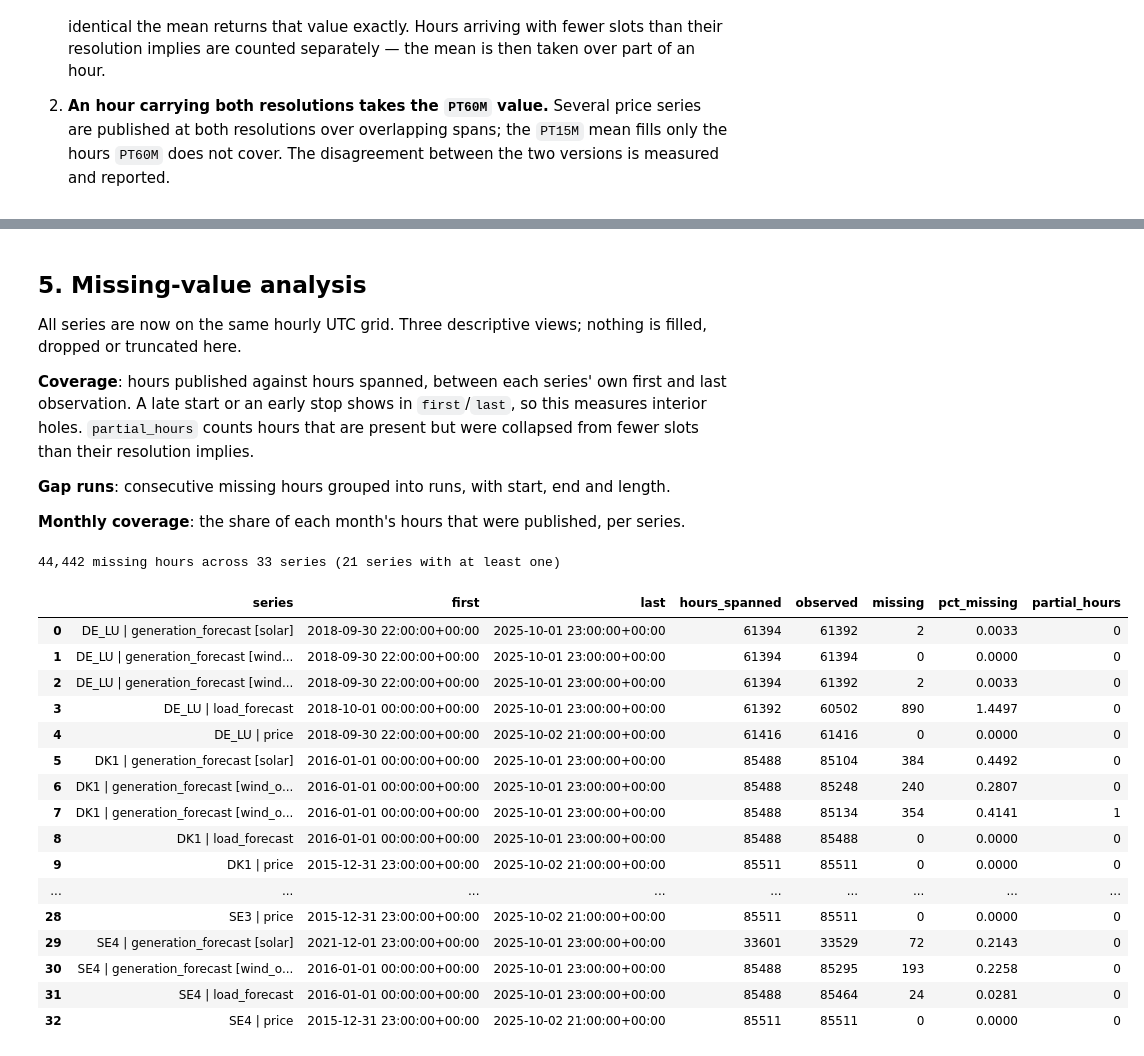
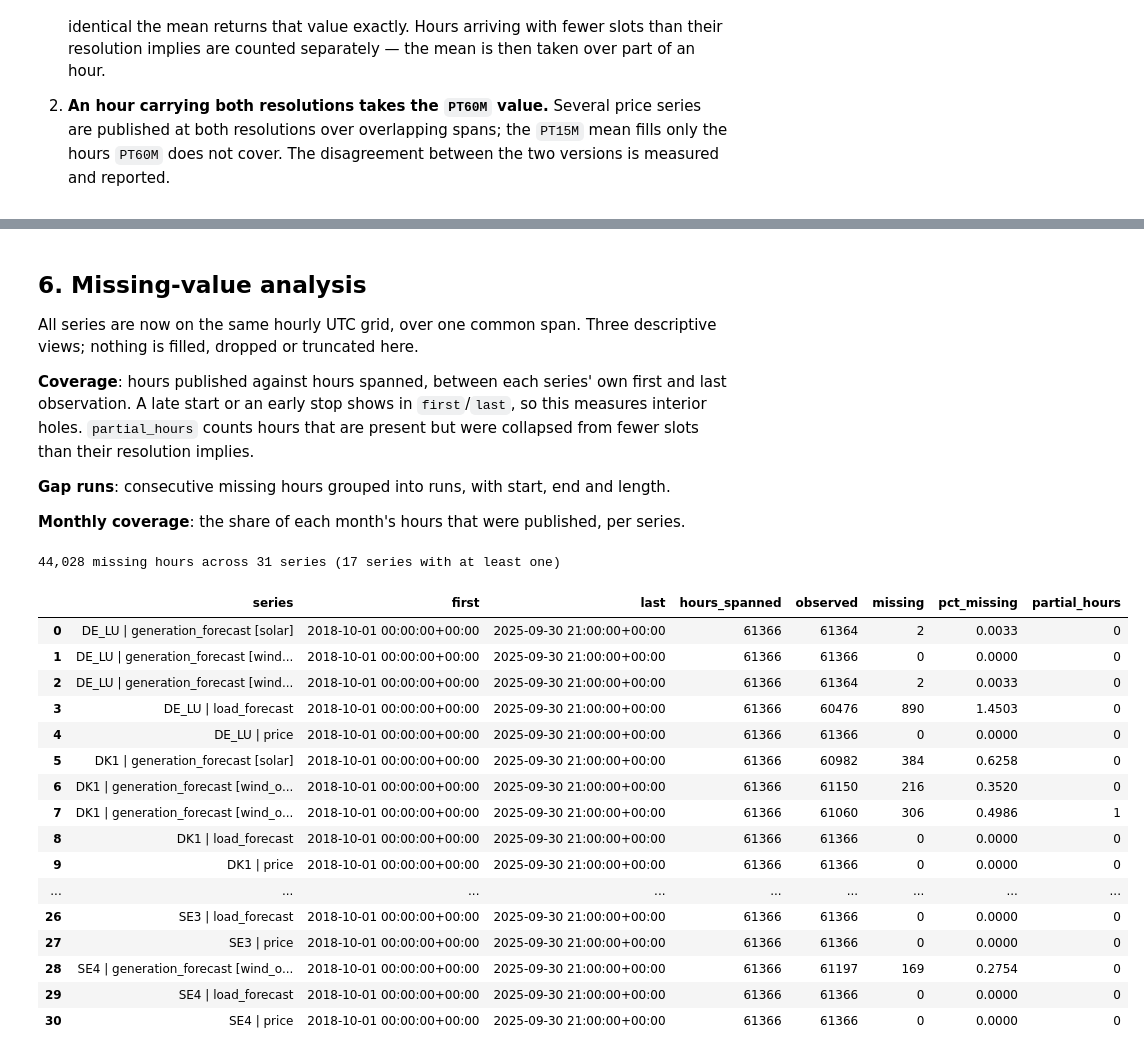
Before and after one commit to Freddy5445/EPF_Masters, a Jupyter notebook: data_cleaning_v2.ipynb, the cells around one changed output, grey strips where cells are left out. Cells and saved outputs as stored; diff of their text form; code cells hidden in the pictures.

```diff
--- a/data_cleaning_v2.ipynb
+++ b/data_cleaning_v2.ipynb
@@ -399,0 +508,30 @@ display(hourly.groupby(["zone", "variable", "psr_type"], observed=True)
+# %%
+# The hour from which the panel runs.
+START_UTC = pd.Timestamp("2018-10-01 00:00", tz="UTC")
+
+firsts = hourly.groupby("series", observed=True)["timestamp_utc"].min().sort_values()
+late = firsts[firsts > START_UTC]
+
+# Drop the series that begin after the cut, then drop the hours before it.
+panel = hourly[~hourly.series.isin(late.index)]
+panel = panel[panel.timestamp_utc >= START_UTC].copy()
+
+assert not late.index.isin(panel.series.unique()).any(), "a dropped series survived"
+assert panel.timestamp_utc.min() >= START_UTC, "an hour before the cut survived"
+
+if not len(late):
+    print("every series begins at or before the cut; none dropped")
+else:
+    print(f"drop {len(late)} series beginning after {START_UTC:%Y-%m-%d}:")
+    display(late.rename("first_hour").to_frame().assign(
+        days_after_start=lambda d: ((d.first_hour - START_UTC)
+                                    / pd.Timedelta(days=1)).round(1)))
+
+print(f"series: {hourly.series.nunique()} -> {panel.series.nunique()}")
+print(f"rows  : {len(hourly):,} -> {len(panel):,}  (-{len(hourly) - len(panel):,})")
+print(f"span  : {panel.timestamp_utc.min()} -> {panel.timestamp_utc.max()} (UTC)")
+
+display(panel.groupby(["zone", "variable", "psr_type"], observed=True)
+             .agg(hours=("value", "size"),
+                  first=("timestamp_utc", "min"),
+                  last=("timestamp_utc", "max")))
@@ -400,7 +565,7 @@ display(hourly.groupby(["zone", "variable", "psr_type"], observed=True)
 # %% [markdown]
-## 5. Missing-value analysis
+## 6. Missing-value analysis
 
-All series are now on the same hourly UTC grid. Three descriptive views; nothing
+All series are now on the same hourly UTC grid, over one common span. Three descriptive views; nothing
 is filled, dropped or truncated here.
 
 **Coverage**: hours published against hours spanned, between each series' own first
@@ -416,47 +581,47 @@ series.
 # %%
 def coverage(d: pd.DataFrame) -> pd.DataFrame:
     """Observed vs expected hours per series, between its own first and last stamp."""
     rows = []
     for s, g in d.groupby("series", observed=True):
         stamps = pd.DatetimeIndex(g.timestamp_utc.unique()).sort_values()
         grid = pd.date_range(stamps.min(), stamps.max(), freq="h")
         missing = len(grid) - len(stamps)
         rows.append({
             "series": s,
             "first": stamps.min(),
             "last": stamps.max(),
             "hours_spanned": len(grid),
             "observed": len(stamps),
             "missing": missing,
             "pct_missing": round(100 * missing / len(grid), 4),
             "partial_hours": int((g.slots < g.expected_slots).sum()),
         })
     return pd.DataFrame(rows).sort_values("series", ignore_index=True)
 
 
-cov = coverage(hourly)
+cov = coverage(panel)
 print(f"{int(cov.missing.sum()):,} missing hours across {len(cov)} series "
       f"({int((cov.missing > 0).sum())} series with at least one)")
 display(cov)
 # %% [output]
-44,442 missing hours across 33 series (21 series with at least one)
+44,028 missing hours across 31 series (17 series with at least one)
 |  | series | first | last | hours_spanned | observed | missing | pct_missing | partial_hours |
-| 0 | DE_LU | generation_forecast [solar] | 2018-09-30 22:00:00+00:00 | 2025-10-01 23:00:00+00:00 | 61394 | 61392 | 2 | 0.0033 | 0 |
-| 1 | DE_LU | generation_forecast [wind... | 2018-09-30 22:00:00+00:00 | 2025-10-01 23:00:00+00:00 | 61394 | 61394 | 0 | 0.0000 | 0 |
-| 2 | DE_LU | generation_forecast [wind... | 2018-09-30 22:00:00+00:00 | 2025-10-01 23:00:00+00:00 | 61394 | 61392 | 2 | 0.0033 | 0 |
-| 3 | DE_LU | load_forecast | 2018-10-01 00:00:00+00:00 | 2025-10-01 23:00:00+00:00 | 61392 | 60502 | 890 | 1.4497 | 0 |
-| 4 | DE_LU | price | 2018-09-30 22:00:00+00:00 | 2025-10-02 21:00:00+00:00 | 61416 | 61416 | 0 | 0.0000 | 0 |
-| 5 | DK1 | generation_forecast [solar] | 2016-01-01 00:00:00+00:00 | 2025-10-01 23:00:00+00:00 | 85488 | 85104 | 384 | 0.4492 | 0 |
-| 6 | DK1 | generation_forecast [wind_o... | 2016-01-01 00:00:00+00:00 | 2025-10-01 23:00:00+00:00 | 85488 | 85248 | 240 | 0.2807 | 0 |
-| 7 | DK1 | generation_forecast [wind_o... | 2016-01-01 00:00:00+00:00 | 2025-10-01 23:00:00+00:00 | 85488 | 85134 | 354 | 0.4141 | 1 |
-| 8 | DK1 | load_forecast | 2016-01-01 00:00:00+00:00 | 2025-10-01 23:00:00+00:00 | 85488 | 85488 | 0 | 0.0000 | 0 |
-| 9 | DK1 | price | 2015-12-31 23:00:00+00:00 | 2025-10-02 21:00:00+00:00 | 85511 | 85511 | 0 | 0.0000 | 0 |
+| 0 | DE_LU | generation_forecast [solar] | 2018-10-01 00:00:00+00:00 | 2025-09-30 21:00:00+00:00 | 61366 | 61364 | 2 | 0.0033 | 0 |
+| 1 | DE_LU | generation_forecast [wind... | 2018-10-01 00:00:00+00:00 | 2025-09-30 21:00:00+00:00 | 61366 | 61366 | 0 | 0.0000 | 0 |
+| 2 | DE_LU | generation_forecast [wind... | 2018-10-01 00:00:00+00:00 | 2025-09-30 21:00:00+00:00 | 61366 | 61364 | 2 | 0.0033 | 0 |
+| 3 | DE_LU | load_forecast | 2018-10-01 00:00:00+00:00 | 2025-09-30 21:00:00+00:00 | 61366 | 60476 | 890 | 1.4503 | 0 |
+| 4 | DE_LU | price | 2018-10-01 00:00:00+00:00 | 2025-09-30 21:00:00+00:00 | 61366 | 61366 | 0 | 0.0000 | 0 |
+| 5 | DK1 | generation_forecast [solar] | 2018-10-01 00:00:00+00:00 | 2025-09-30 21:00:00+00:00 | 61366 | 60982 | 384 | 0.6258 | 0 |
+| 6 | DK1 | generation_forecast [wind_o... | 2018-10-01 00:00:00+00:00 | 2025-09-30 21:00:00+00:00 | 61366 | 61150 | 216 | 0.3520 | 0 |
+| 7 | DK1 | generation_forecast [wind_o... | 2018-10-01 00:00:00+00:00 | 2025-09-30 21:00:00+00:00 | 61366 | 61060 | 306 | 0.4986 | 1 |
+| 8 | DK1 | load_forecast | 2018-10-01 00:00:00+00:00 | 2025-09-30 21:00:00+00:00 | 61366 | 61366 | 0 | 0.0000 | 0 |
+| 9 | DK1 | price | 2018-10-01 00:00:00+00:00 | 2025-09-30 21:00:00+00:00 | 61366 | 61366 | 0 | 0.0000 | 0 |
 | ... | ... | ... | ... | ... | ... | ... | ... | ... |
-| 28 | SE3 | price | 2015-12-31 23:00:00+00:00 | 2025-10-02 21:00:00+00:00 | 85511 | 85511 | 0 | 0.0000 | 0 |
-| 29 | SE4 | generation_forecast [solar] | 2021-12-01 23:00:00+00:00 | 2025-10-01 23:00:00+00:00 | 33601 | 33529 | 72 | 0.2143 | 0 |
-| 30 | SE4 | generation_forecast [wind_o... | 2016-01-01 00:00:00+00:00 | 2025-10-01 23:00:00+00:00 | 85488 | 85295 | 193 | 0.2258 | 0 |
-| 31 | SE4 | load_forecast | 2016-01-01 00:00:00+00:00 | 2025-10-01 23:00:00+00:00 | 85488 | 85464 | 24 | 0.0281 | 0 |
-| 32 | SE4 | price | 2015-12-31 23:00:00+00:00 | 2025-10-02 21:00:00+00:00 | 85511 | 85511 | 0 | 0.0000 | 0 |
+| 26 | SE3 | load_forecast | 2018-10-01 00:00:00+00:00 | 2025-09-30 21:00:00+00:00 | 61366 | 61366 | 0 | 0.0000 | 0 |
+| 27 | SE3 | price | 2018-10-01 00:00:00+00:00 | 2025-09-30 21:00:00+00:00 | 61366 | 61366 | 0 | 0.0000 | 0 |
+| 28 | SE4 | generation_forecast [wind_o... | 2018-10-01 00:00:00+00:00 | 2025-09-30 21:00:00+00:00 | 61366 | 61197 | 169 | 0.2754 | 0 |
+| 29 | SE4 | load_forecast | 2018-10-01 00:00:00+00:00 | 2025-09-30 21:00:00+00:00 | 61366 | 61366 | 0 | 0.0000 | 0 |
+| 30 | SE4 | price | 2018-10-01 00:00:00+00:00 | 2025-09-30 21:00:00+00:00 | 61366 | 61366 | 0 | 0.0000 | 0 |
 # %%
 def gap_runs(d: pd.DataFrame) -> pd.DataFrame:
     """Every run of consecutive missing hours, per series."""
```
Also changed, not shown: parts of 13 cells of this notebook.
